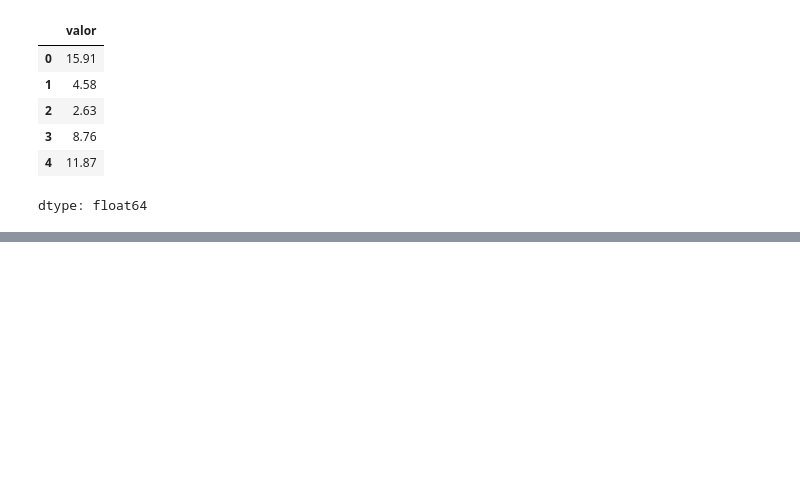
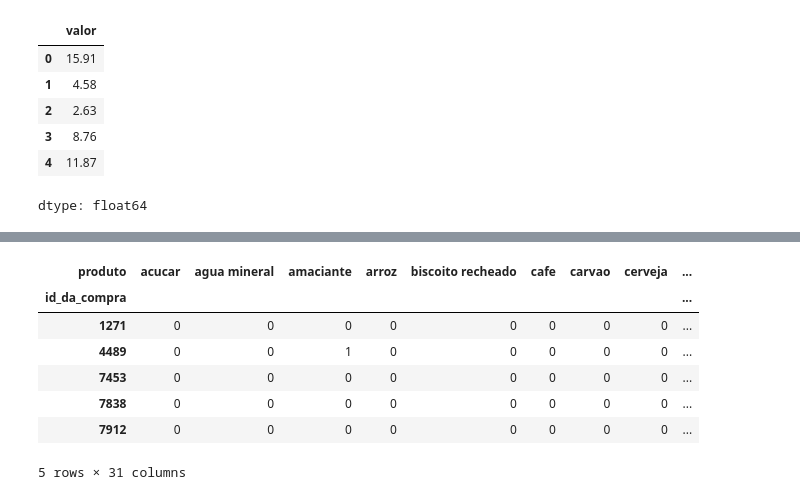
Before and after one commit to VitinDemarque/LimpezaDeDados, a Jupyter notebook: TrabalhoLimpeza.ipynb, the cells around one changed output, grey strips where cells are left out. Saved outputs shown, nothing was run; the diff lists cells and outputs as text; code cells hidden in the pictures; blank space fills up the shorter version.

```diff
--- a/TrabalhoLimpeza.ipynb
+++ b/TrabalhoLimpeza.ipynb
@@ -1202,0 +1286,11 @@ files.download('dados.csv')
+# %%
+basket.head()
+# %% [output]
+| produto | acucar | agua mineral | amaciante | arroz | biscoito recheado | cafe | carvao | cerveja | ... |
+| id_da_compra |  |  |  |  |  |  |  |  | ... |
+| 1271 | 0 | 0 | 0 | 0 | 0 | 0 | 0 | 0 | ... |
+| 4489 | 0 | 0 | 1 | 0 | 0 | 0 | 0 | 0 | ... |
+| 7453 | 0 | 0 | 0 | 0 | 0 | 0 | 0 | 0 | ... |
+| 7838 | 0 | 0 | 0 | 0 | 0 | 0 | 0 | 0 | ... |
+| 7912 | 0 | 0 | 0 | 0 | 0 | 0 | 0 | 0 | ... |
+5 rows × 31 columns
```
Also changed, not shown: parts of 27 cells of this notebook.
